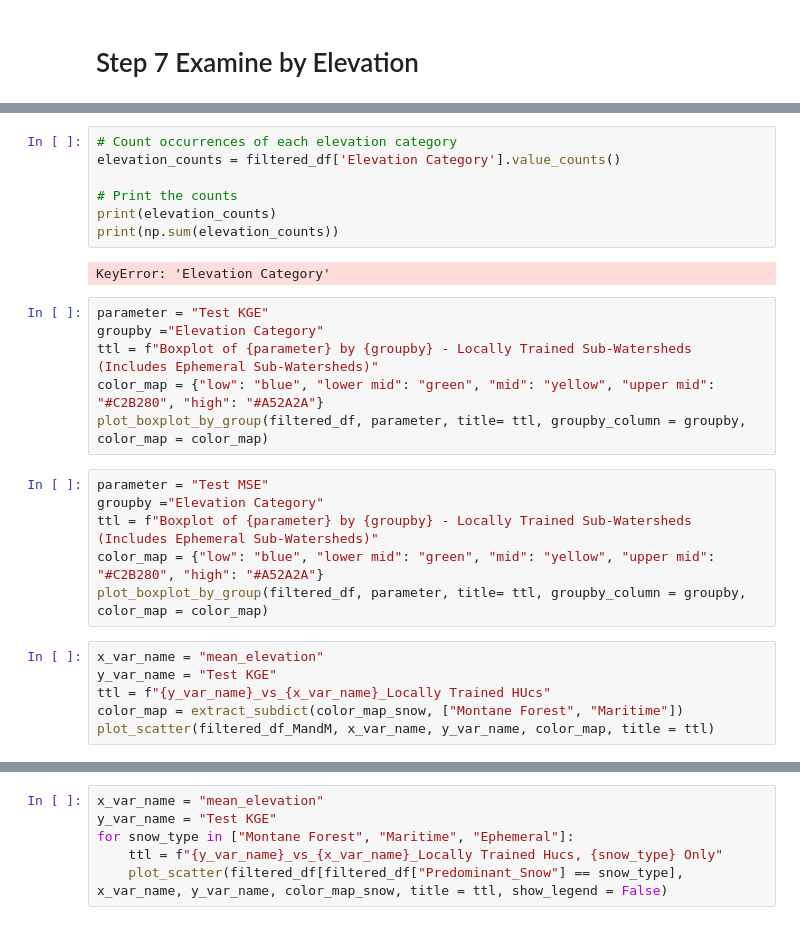
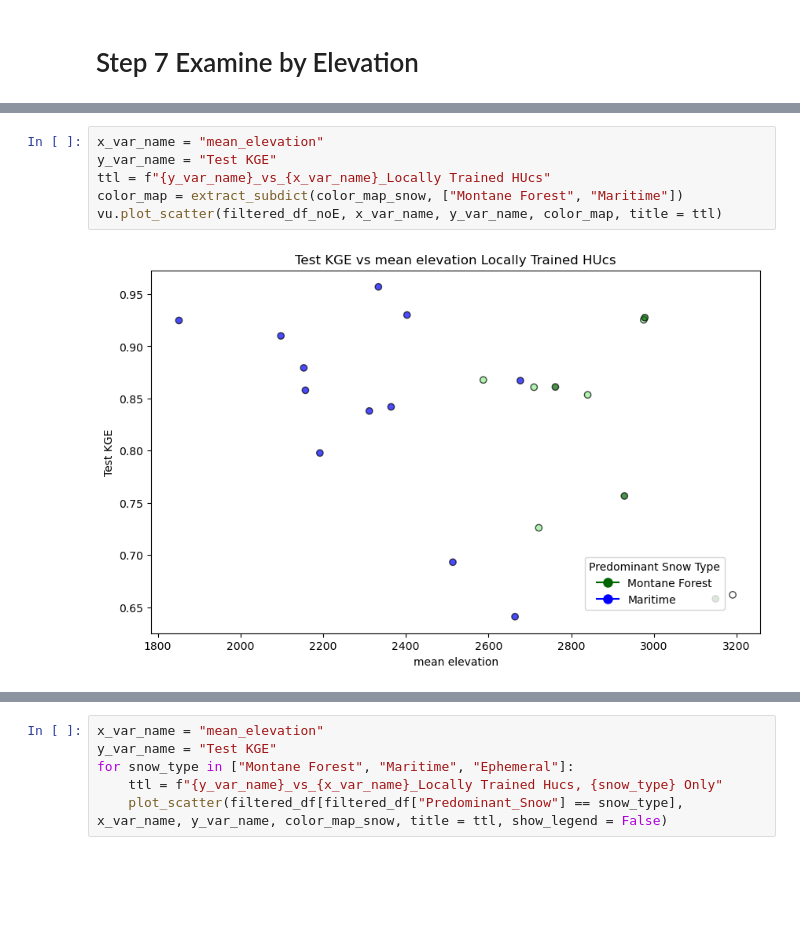
Before and after one commit to DSHydro/SnowML, a Jupyter notebook: notebooks/Toloumne/LSTM_By_Huc_with_warm_colors.ipynb, the cells around one changed output, grey strips where cells are left out. Drawn from its saved outputs; the diff is of its cells as text; blank space fills up the shorter version.

```diff
--- a/notebooks/Toloumne/LSTM_By_Huc_with_warm_colors.ipynb
+++ b/notebooks/Toloumne/LSTM_By_Huc_with_warm_colors.ipynb
@@ -589,30 +236,11 @@ filtered_df.head(2)
-# %%
-# Count occurrences of each elevation category
-elevation_counts = filtered_df['Elevation Category'].value_counts()
-
-# Print the counts
-print(elevation_counts)
-print(np.sum(elevation_counts))
-# %% [output]
-KeyError: 'Elevation Category'
-# %%
-parameter = "Test KGE"
-groupby ="Elevation Category"
-ttl = f"Boxplot of {parameter} by {groupby} - Locally Trained Sub-Watersheds (Includes Ephemeral Sub-Watersheds)"
-color_map = {"low": "blue", "lower mid": "green", "mid": "yellow", "upper mid": "#C2B280", "high": "#A52A2A"}
-plot_boxplot_by_group(filtered_df, parameter, title= ttl, groupby_column = groupby, color_map = color_map)
-# %%
-parameter = "Test MSE"
-groupby ="Elevation Category"
-ttl = f"Boxplot of {parameter} by {groupby} - Locally Trained Sub-Watersheds (Includes Ephemeral Sub-Watersheds)"
-color_map = {"low": "blue", "lower mid": "green", "mid": "yellow", "upper mid": "#C2B280", "high": "#A52A2A"}
-plot_boxplot_by_group(filtered_df, parameter, title= ttl, groupby_column = groupby, color_map = color_map)
 # %%
 x_var_name = "mean_elevation"
 y_var_name = "Test KGE"
 ttl = f"{y_var_name}_vs_{x_var_name}_Locally Trained HUcs"
 color_map = extract_subdict(color_map_snow, ["Montane Forest", "Maritime"])
-plot_scatter(filtered_df_MandM, x_var_name, y_var_name, color_map, title = ttl)
+vu.plot_scatter(filtered_df_noE, x_var_name, y_var_name, color_map, title = ttl)
+# %% [output]
+[figure, added]
 # %%
 x_var_name = "mean_elevation"
 y_var_name = "Test KGE"
```
Also changed, not shown: parts of 42 cells of this notebook, 5 other files.
